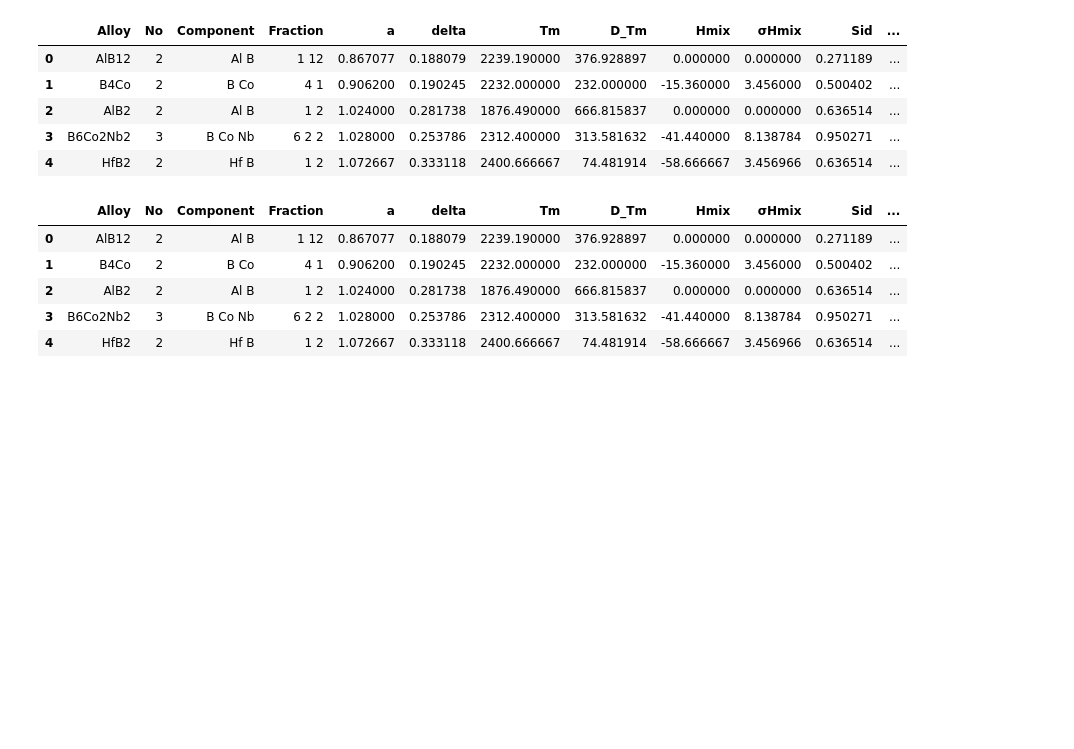
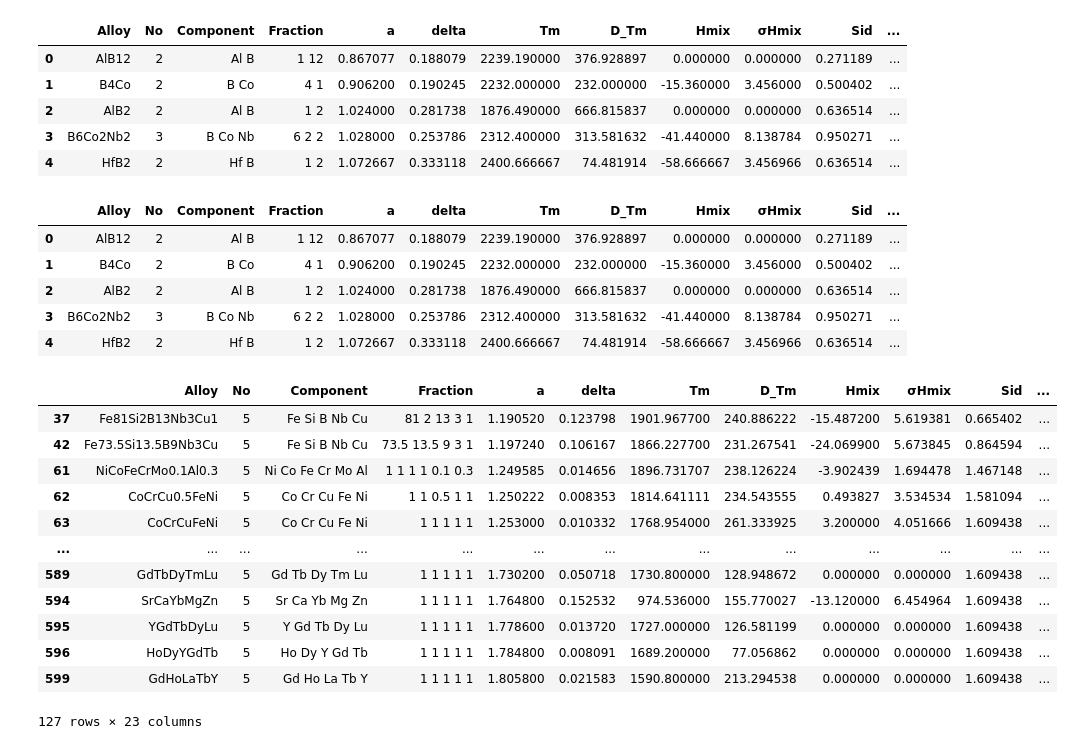
Before and after one commit to K-Domar/MyRepo, a Jupyter notebook: Homework4.ipynb, the cells around one changed output. Drawn from its saved outputs; the diff is of its cells as text; code cells hidden in the pictures; blank space fills up the shorter version.

```diff
--- a/Homework4.ipynb
+++ b/Homework4.ipynb
@@ -46,3 +46,23 @@ hea.head()
 | 2 | AlB2 | 2 | Al B | 1 2 | 1.024000 | 0.281738 | 1876.490000 | 666.815837 | 0.000000 | 0.000000 | 0.636514 | ... |
 | 3 | B6Co2Nb2 | 3 | B Co Nb | 6 2 2 | 1.028000 | 0.253786 | 2312.400000 | 313.581632 | -41.440000 | 8.138784 | 0.950271 | ... |
 | 4 | HfB2 | 2 | Hf B | 1 2 | 1.072667 | 0.333118 | 2400.666667 | 74.481914 | -58.666667 | 3.456966 | 0.636514 | ... |
+# %%
+# creat and add new parameter omega
+
+omega = ((hea.Tm * hea.Sid) / abs(hea.Hmix)).replace(np.inf, 0)
+hea['omega'] = omega
+hea[hea.No == 5]
+# %% [output]
+|  | Alloy | No | Component | Fraction | a | delta | Tm | D_Tm | Hmix | σHmix | Sid | ... |
+| 37 | Fe81Si2B13Nb3Cu1 | 5 | Fe Si B Nb Cu | 81 2 13 3 1 | 1.190520 | 0.123798 | 1901.967700 | 240.886222 | -15.487200 | 5.619381 | 0.665402 | ... |
+| 42 | Fe73.5Si13.5B9Nb3Cu | 5 | Fe Si B Nb Cu | 73.5 13.5 9 3 1 | 1.197240 | 0.106167 | 1866.227700 | 231.267541 | -24.069900 | 5.673845 | 0.864594 | ... |
+| 61 | NiCoFeCrMo0.1Al0.3 | 5 | Ni Co Fe Cr Mo Al | 1 1 1 1 0.1 0.3 | 1.249585 | 0.014656 | 1896.731707 | 238.126224 | -3.902439 | 1.694478 | 1.467148 | ... |
+| 62 | CoCrCu0.5FeNi | 5 | Co Cr Cu Fe Ni | 1 1 0.5 1 1 | 1.250222 | 0.008353 | 1814.641111 | 234.543555 | 0.493827 | 3.534534 | 1.581094 | ... |
+| 63 | CoCrCuFeNi | 5 | Co Cr Cu Fe Ni | 1 1 1 1 1 | 1.253000 | 0.010332 | 1768.954000 | 261.333925 | 3.200000 | 4.051666 | 1.609438 | ... |
+| ... | ... | ... | ... | ... | ... | ... | ... | ... | ... | ... | ... | ... |
+| 589 | GdTbDyTmLu | 5 | Gd Tb Dy Tm Lu | 1 1 1 1 1 | 1.730200 | 0.050718 | 1730.800000 | 128.948672 | 0.000000 | 0.000000 | 1.609438 | ... |
+| 594 | SrCaYbMgZn | 5 | Sr Ca Yb Mg Zn | 1 1 1 1 1 | 1.764800 | 0.152532 | 974.536000 | 155.770027 | -13.120000 | 6.454964 | 1.609438 | ... |
+| 595 | YGdTbDyLu | 5 | Y Gd Tb Dy Lu | 1 1 1 1 1 | 1.778600 | 0.013720 | 1727.000000 | 126.581199 | 0.000000 | 0.000000 | 1.609438 | ... |
+| 596 | HoDyYGdTb | 5 | Ho Dy Y Gd Tb | 1 1 1 1 1 | 1.784800 | 0.008091 | 1689.200000 | 77.056862 | 0.000000 | 0.000000 | 1.609438 | ... |
+| 599 | GdHoLaTbY | 5 | Gd Ho La Tb Y | 1 1 1 1 1 | 1.805800 | 0.021583 | 1590.800000 | 213.294538 | 0.000000 | 0.000000 | 1.609438 | ... |
+127 rows × 23 columns
```
Also changed, not shown: parts of 3 cells of this notebook.
